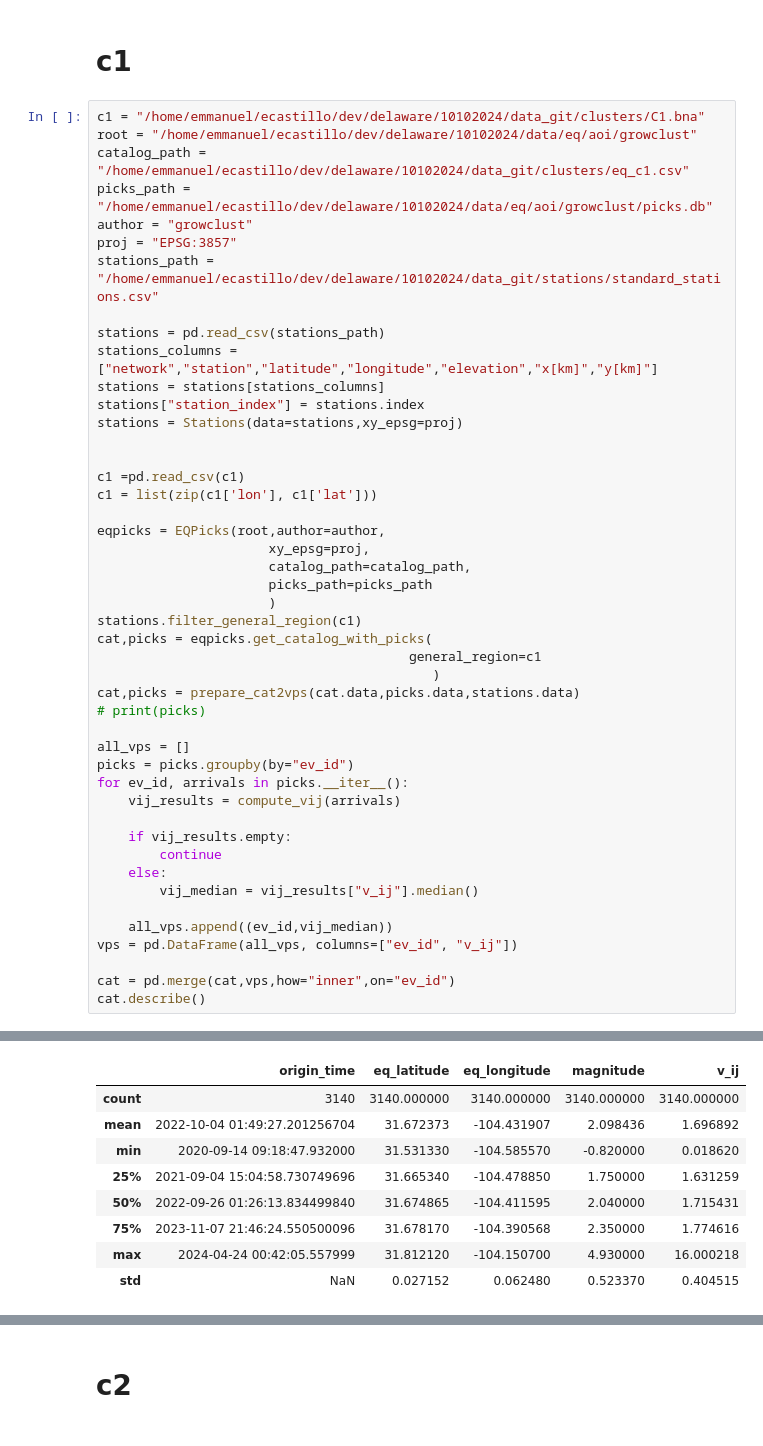
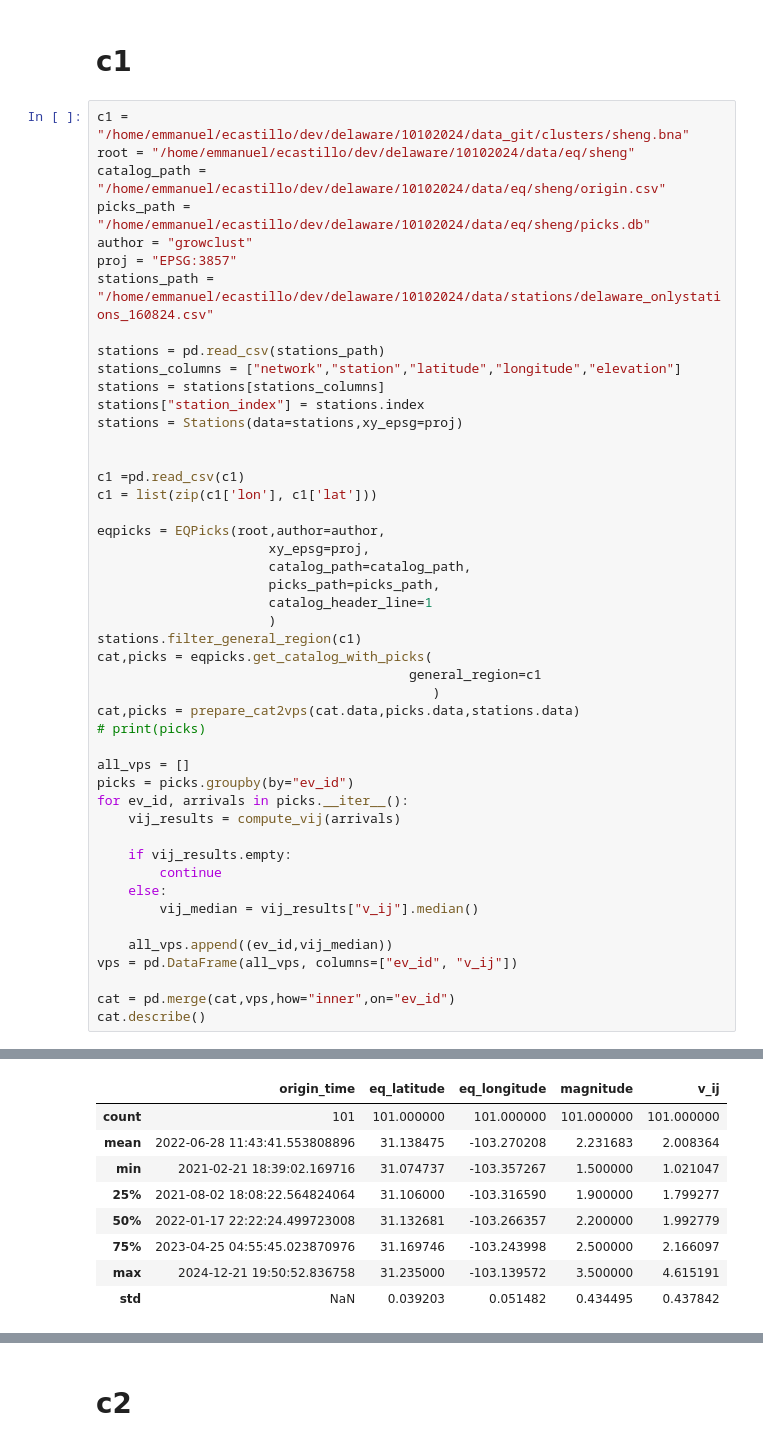
Before and after one commit to ecastillot/delaware, a Jupyter notebook: 10102024/script/vps/vps_regions_sheng.ipynb, the cells around one changed output, grey strips where cells are left out. Saved outputs shown, nothing was run; the diff lists cells and outputs as text.

```diff
--- a/10102024/script/vps/vps.ipynb
+++ b/10102024/script/vps/vps_regions_sheng.ipynb
@@ -98,16 +98,16 @@ def plot_vij_histogram(vij_df, cluster,bins=20,output=None):
 # %% [markdown]
 # c1
 # %%
-c1 = "/home/emmanuel/ecastillo/dev/delaware/10102024/data_git/clusters/C1.bna"
-root = "/home/emmanuel/ecastillo/dev/delaware/10102024/data/eq/aoi/growclust"
-catalog_path = "/home/emmanuel/ecastillo/dev/delaware/10102024/data_git/clusters/eq_c1.csv"
-picks_path = "/home/emmanuel/ecastillo/dev/delaware/10102024/data/eq/aoi/growclust/picks.db"
+c1 = "/home/emmanuel/ecastillo/dev/delaware/10102024/data_git/clusters/sheng.bna"
+root = "/home/emmanuel/ecastillo/dev/delaware/10102024/data/eq/sheng"
+catalog_path = "/home/emmanuel/ecastillo/dev/delaware/10102024/data/eq/sheng/origin.csv"
+picks_path = "/home/emmanuel/ecastillo/dev/delaware/10102024/data/eq/sheng/picks.db"
 author = "growclust"
 proj = "EPSG:3857"
-stations_path = "/home/emmanuel/ecastillo/dev/delaware/10102024/data_git/stations/standard_stations.csv"
+stations_path = "/home/emmanuel/ecastillo/dev/delaware/10102024/data/stations/delaware_onlystations_160824.csv"
 
 stations = pd.read_csv(stations_path)
-stations_columns = ["network","station","latitude","longitude","elevation","x[km]","y[km]"]
+stations_columns = ["network","station","latitude","longitude","elevation"]
 stations = stations[stations_columns]
 stations["station_index"] = stations.index
 stations = Stations(data=stations,xy_epsg=proj)
@@ -119,7 +119,8 @@ c1 = list(zip(c1['lon'], c1['lat']))
 eqpicks = EQPicks(root,author=author,
                       xy_epsg=proj,
                       catalog_path=catalog_path,
-                      picks_path=picks_path
+                      picks_path=picks_path,
+                      catalog_header_line=1
                       )
 stations.filter_general_region(c1)
 cat,picks = eqpicks.get_catalog_with_picks(
@@ -150,10 +165,10 @@ Catalog | 4742 events
 |  | origin_time | eq_latitude | eq_longitude | magnitude | v_ij |
-| count | 3140 | 3140.000000 | 3140.000000 | 3140.000000 | 3140.000000 |
-| mean | 2022-10-04 01:49:27.201256704 | 31.672373 | -104.431907 | 2.098436 | 1.696892 |
-| min | 2020-09-14 09:18:47.932000 | 31.531330 | -104.585570 | -0.820000 | 0.018620 |
-| 25% | 2021-09-04 15:04:58.730749696 | 31.665340 | -104.478850 | 1.750000 | 1.631259 |
-| 50% | 2022-09-26 01:26:13.834499840 | 31.674865 | -104.411595 | 2.040000 | 1.715431 |
-| 75% | 2023-11-07 21:46:24.550500096 | 31.678170 | -104.390568 | 2.350000 | 1.774616 |
-| max | 2024-04-24 00:42:05.557999 | 31.812120 | -104.150700 | 4.930000 | 16.000218 |
-| std | NaN | 0.027152 | 0.062480 | 0.523370 | 0.404515 |
+| count | 101 | 101.000000 | 101.000000 | 101.000000 | 101.000000 |
+| mean | 2022-06-28 11:43:41.553808896 | 31.138475 | -103.270208 | 2.231683 | 2.008364 |
+| min | 2021-02-21 18:39:02.169716 | 31.074737 | -103.357267 | 1.500000 | 1.021047 |
+| 25% | 2021-08-02 18:08:22.564824064 | 31.106000 | -103.316590 | 1.900000 | 1.799277 |
+| 50% | 2022-01-17 22:22:24.499723008 | 31.132681 | -103.266357 | 2.200000 | 1.992779 |
+| 75% | 2023-04-25 04:55:45.023870976 | 31.169746 | -103.243998 | 2.500000 | 2.166097 |
+| max | 2024-12-21 19:50:52.836758 | 31.235000 | -103.139572 | 3.500000 | 4.615191 |
+| std | NaN | 0.039203 | 0.051482 | 0.434495 | 0.437842 |
 # %%
```
Also changed, not shown: parts of 2 cells of this notebook, 33 other files.
